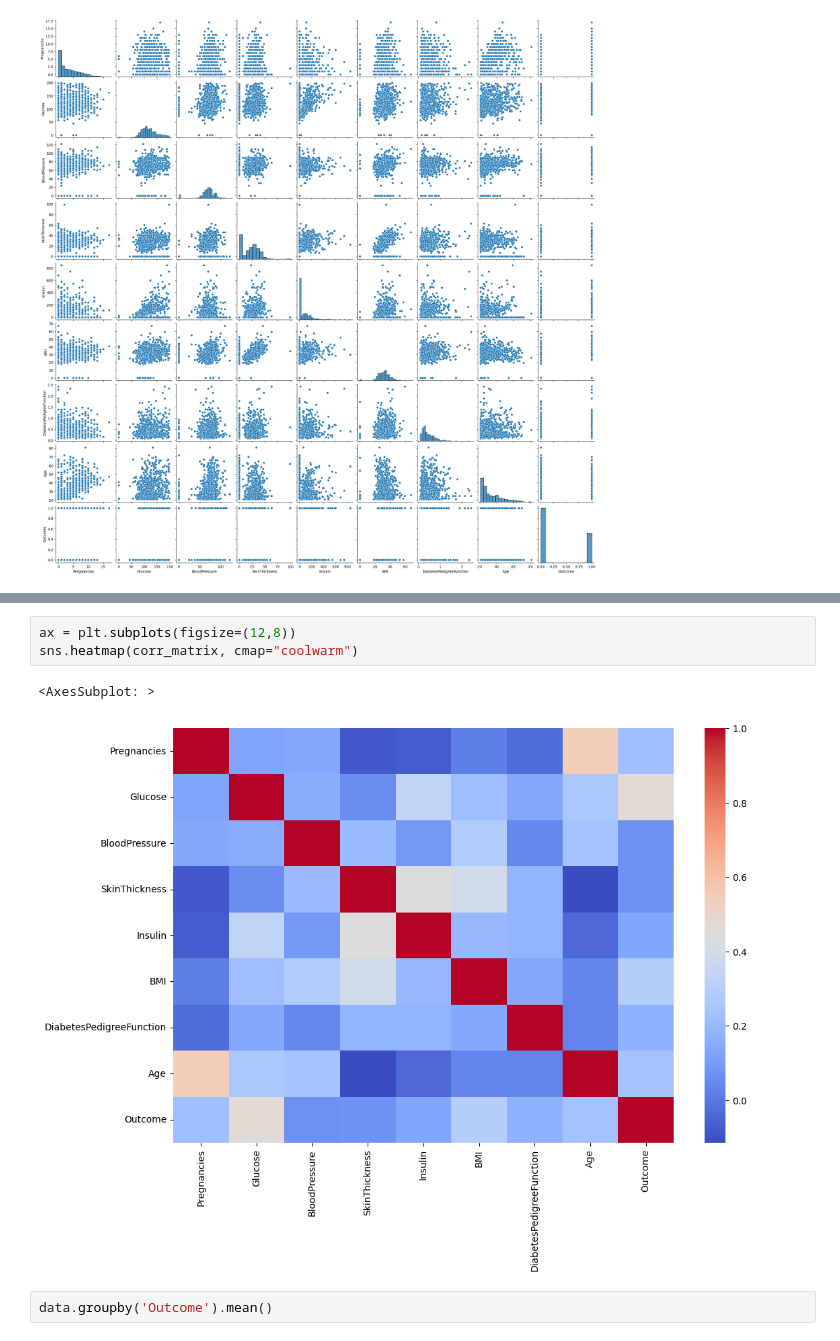
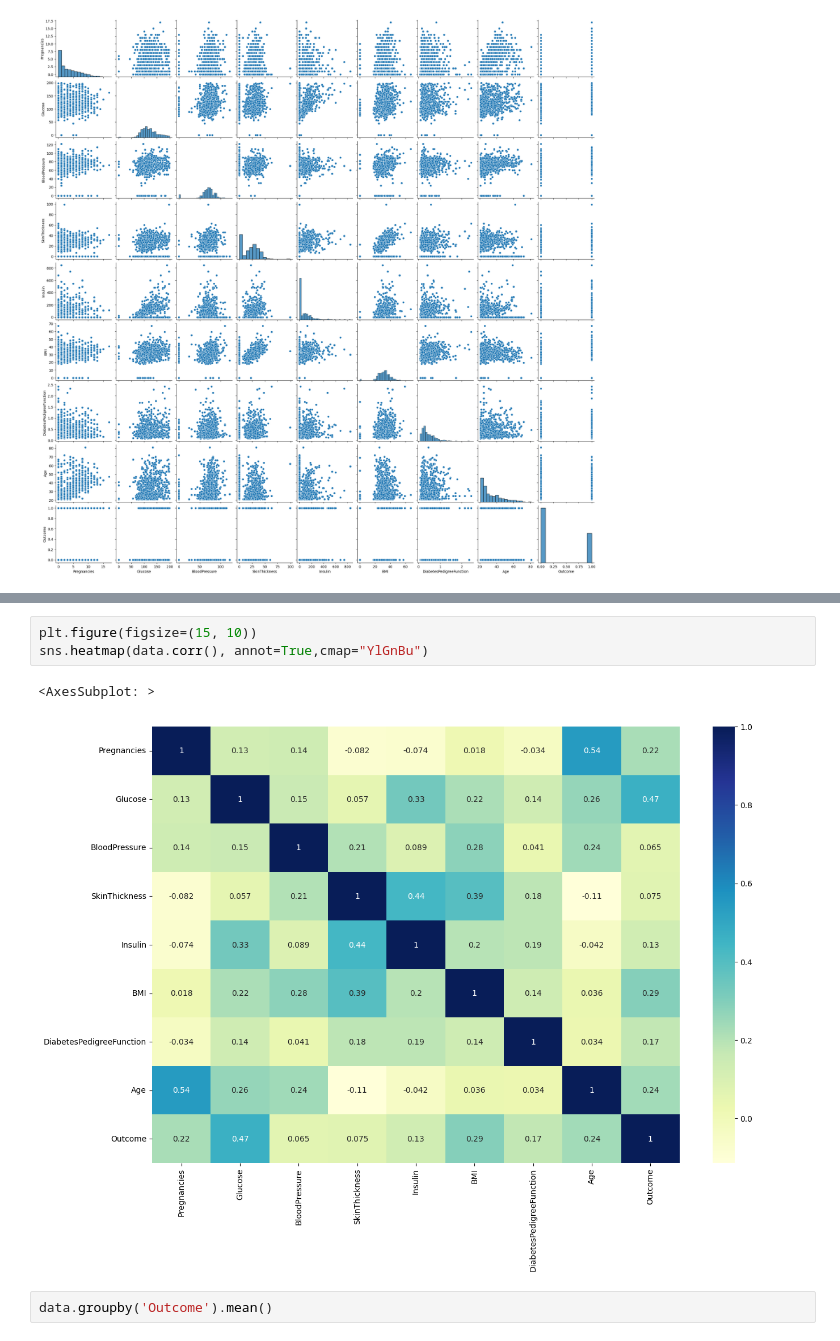
Before and after one commit to aryadgsp/Diabetes-Prediction, a Jupyter notebook: diabetespred.ipynb, the cells around one changed output, grey strips where cells are left out. Drawn from its saved outputs; the diff is of its cells as text.

```diff
--- a/diabetespred.ipynb
+++ b/diabetespred.ipynb
@@ -112,12 +112,12 @@ data.corr()
 | DiabetesPedigreeFunction | -0.033523 | 0.137337 | 0.041265 | 0.183928 | 0.185071 | 0.140647 | 1.000000 | 0.033561 | ... |
 | Age | 0.544341 | 0.263514 | 0.239528 | -0.113970 | -0.042163 | 0.036242 | 0.033561 | 1.000000 | ... |
 | Outcome | 0.221898 | 0.466581 | 0.065068 | 0.074752 | 0.130548 | 0.292695 | 0.173844 | 0.238356 | ... |
-# %%
-ax = plt.subplots(figsize=(12,8))
-sns.heatmap(corr_matrix, cmap="coolwarm")
-# %% [output]
-<AxesSubplot: >
-[figure, removed]
+# %%
+plt.figure(figsize=(15, 10))
+sns.heatmap(data.corr(), annot=True,cmap="YlGnBu")
+# %% [output]
+<AxesSubplot: >
+[figure, added]
 # %%
 data.groupby('Outcome').mean()
 # %% [output]
```
Also changed, not shown: parts of 7 cells of this notebook.
